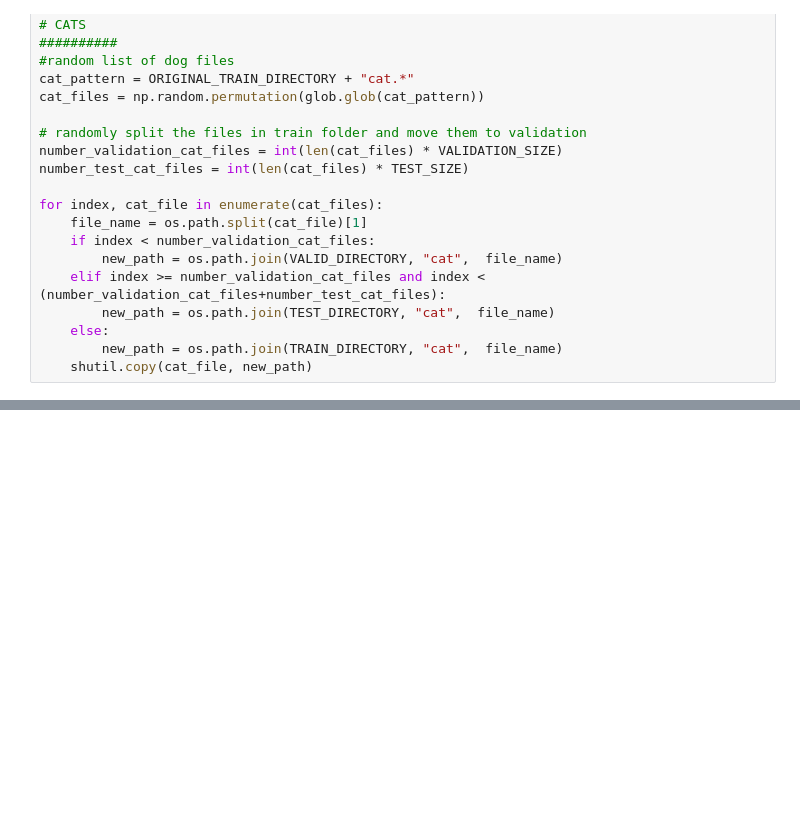
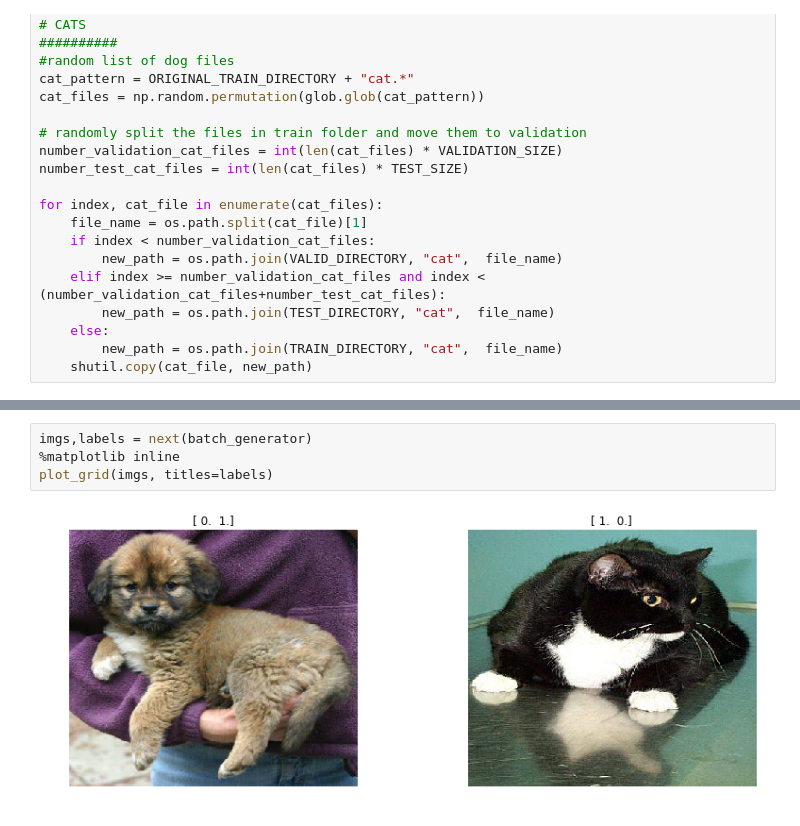
Before and after one commit to gabrielrezzonico/dogsandcats, a Jupyter notebook: notebooks/01. Data loading and analysis.ipynb, the cells around one changed output, grey strips where cells are left out. Drawn from its saved outputs; the diff is of its cells as text; blank space fills up the shorter version.

```diff
--- a/notebooks/01. Data loading and analysis.ipynb
+++ b/notebooks/01. Data loading and analysis.ipynb
@@ -139,0 +161,6 @@ for index, cat_file in enumerate(cat_files):
+# %%
+imgs,labels = next(batch_generator)
+%matplotlib inline
+plot_grid(imgs, titles=labels)
+# %% [output]
+[figure, added]
```
Also changed, not shown: parts of 6 cells of this notebook, 7 other files.
